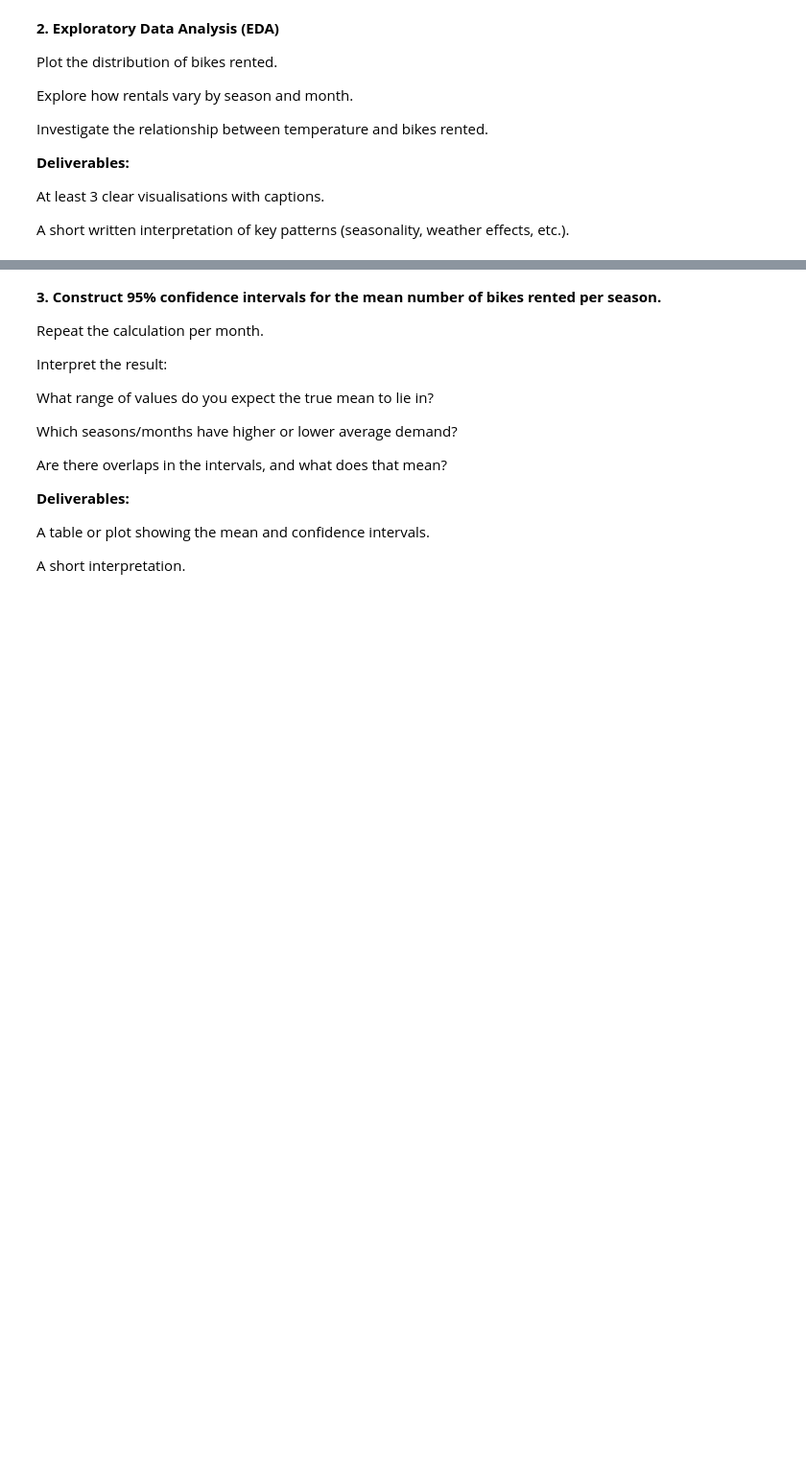
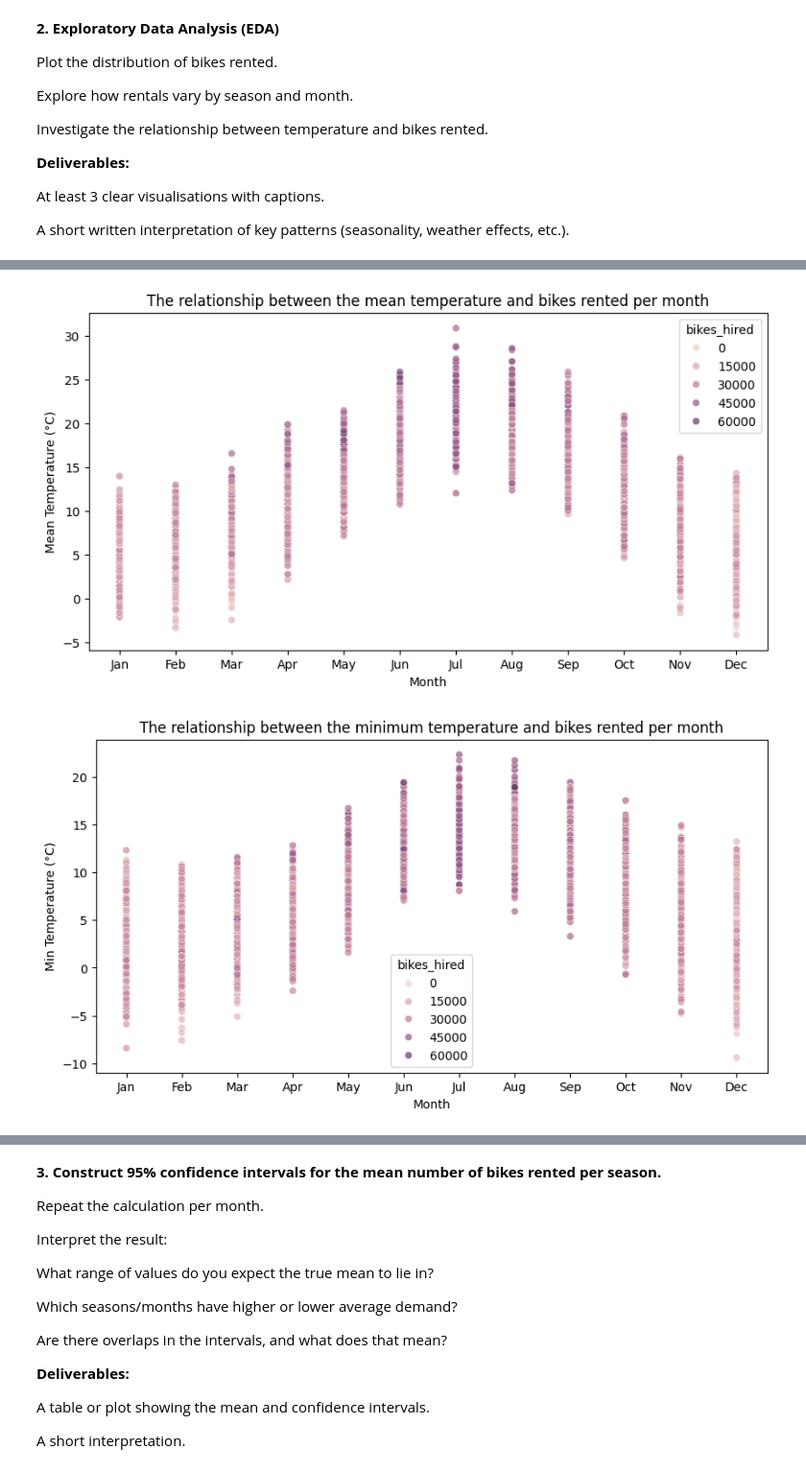
Before and after one commit to VitosTamas271/Analytics-through-coding-in-class, a Jupyter notebook: Session_3/Group_Project.ipynb, the cells around one changed output, grey strips where cells are left out. Shown: that part at 96% size. Cells and saved outputs as stored; diff of their text form; code cells hidden in the pictures; blank space fills up the shorter version.

```diff
--- a/Session_3/Group_Project.ipynb
+++ b/Session_3/Group_Project.ipynb
@@ -116,0 +170,35 @@ A short written interpretation of key patterns (seasonality, weather effects, et
+# %%
+# The relationship between temperature and bikes rented
+
+# Month names mapping (ordered by month number)
+month_labels = {1: "Jan", 2: "Feb", 3: "Mar", 4: "Apr", 5: "May", 6: "Jun", 7: "Jul", 8: "Aug", 9: "Sep", 10: "Oct", 11: "Nov", 12: "Dec"}
+
+plt.figure(figsize=(10, 5))
+ax = sns.scatterplot(data = london_bike_copy, x="month", y="mean_temp", hue="bikes_hired", alpha=0.7, sizes=(50, 200))
+ax.set_title('The relationship between the mean temperature and bikes rented per month')
+ax.set_xlabel('Month')
+ax.set_ylabel('Mean Temperature (°C)')
+ax.set_xticks(np.arange(1, 13))  # Ensure all months are shown
+ax.set_xticklabels([month_labels[m] for m in sorted(month_labels.keys())])
+plt.show()
+
+plt.figure(figsize=(10, 5))
+ax = sns.scatterplot(data = london_bike_copy, x="month", y="min_temp", hue="bikes_hired", alpha=0.7, sizes=(50, 200))
+ax.set_title('The relationship between the minimum temperature and bikes rented per month')
+ax.set_xlabel('Month')
+ax.set_ylabel('Min Temperature (°C)')
+ax.set_xticks(np.arange(1, 13))
+ax.set_xticklabels([month_labels[m] for m in sorted(month_labels.keys())])
+plt.show()
+
+plt.figure(figsize=(10, 5))
+ax = sns.scatterplot(data = london_bike_copy, x="month", y="max_temp", hue="bikes_hired", alpha=0.7, sizes=(50, 200))
+ax.set_title('The relationship between the max temperature and bikes rented per month')
+ax.set_xlabel('Month')
+ax.set_ylabel('Max Temperature (°C)')
+ax.set_xticks(np.arange(1, 13))
+ax.set_xticklabels([month_labels[m] for m in sorted(month_labels.keys())])
+plt.show()
+# %% [output]
+[figure, added]
+[figure, added]
```
Also changed, not shown: parts of 5 cells of this notebook.
